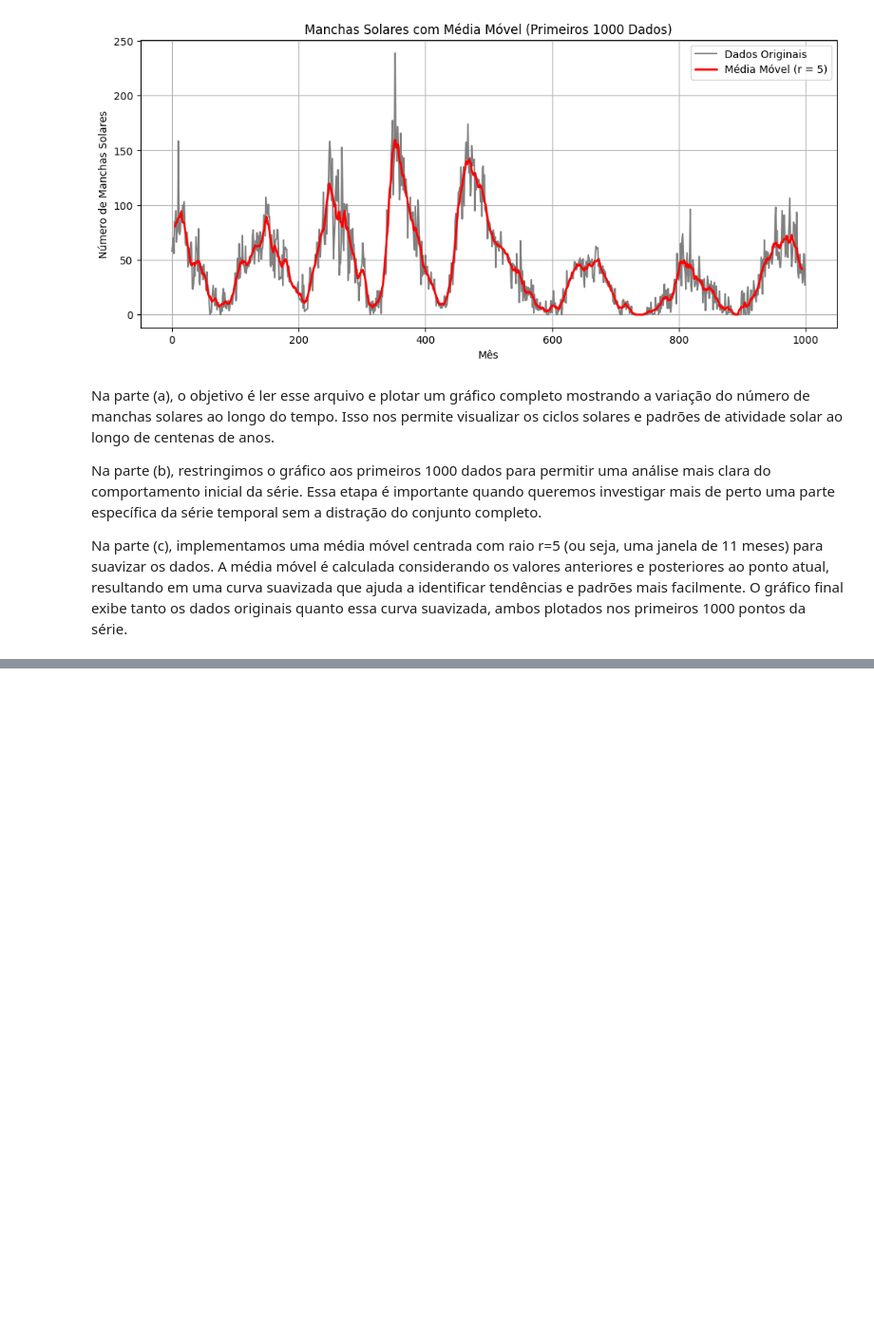
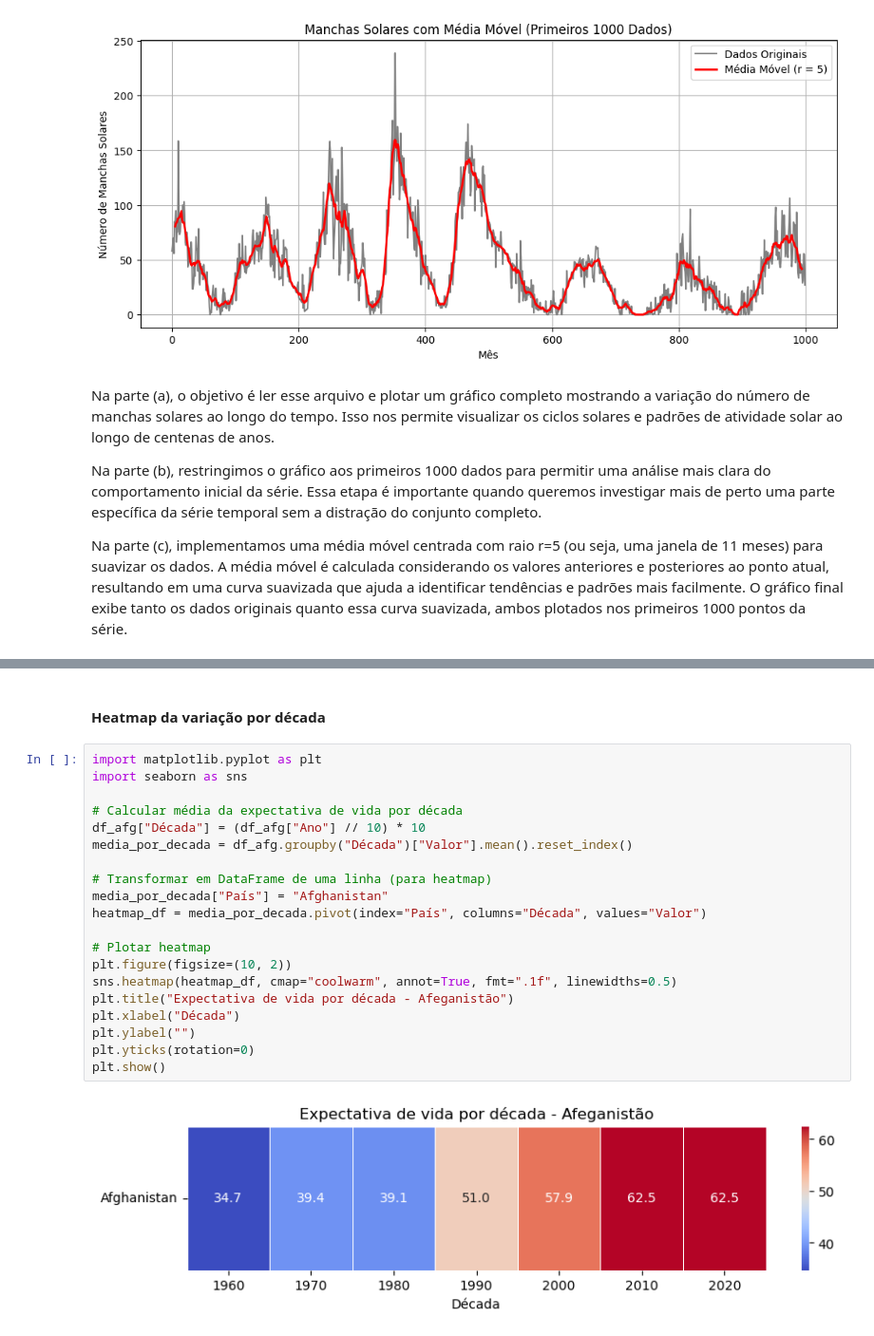
Before and after one commit to Gsimarelli/AV3, a Jupyter notebook: av3.ipynb, the cells around one changed output, grey strips where cells are left out. Shown at 95% size. Drawn from its saved outputs; the diff is of its cells as text; blank space fills up the shorter version.

```diff
--- a/av3.ipynb
+++ b/av3.ipynb
@@ -126,0 +209,24 @@ Na parte (c), implementamos uma média móvel centrada com raio r=5 (ou seja, um
+# %% [markdown]
+#### Heatmap da variação por década
+# %%
+import matplotlib.pyplot as plt
+import seaborn as sns
+
+# Calcular média da expectativa de vida por década
+df_afg["Década"] = (df_afg["Ano"] // 10) * 10
+media_por_decada = df_afg.groupby("Década")["Valor"].mean().reset_index()
+
+# Transformar em DataFrame de uma linha (para heatmap)
+media_por_decada["País"] = "Afghanistan"
+heatmap_df = media_por_decada.pivot(index="País", columns="Década", values="Valor")
+
+# Plotar heatmap
+plt.figure(figsize=(10, 2))
+sns.heatmap(heatmap_df, cmap="coolwarm", annot=True, fmt=".1f", linewidths=0.5)
+plt.title("Expectativa de vida por década - Afeganistão")
+plt.xlabel("Década")
+plt.ylabel("")
+plt.yticks(rotation=0)
+plt.show()
+# %% [output]
+[figure, added]
```
Also changed, not shown: parts of 8 cells of this notebook, 2 other files.
